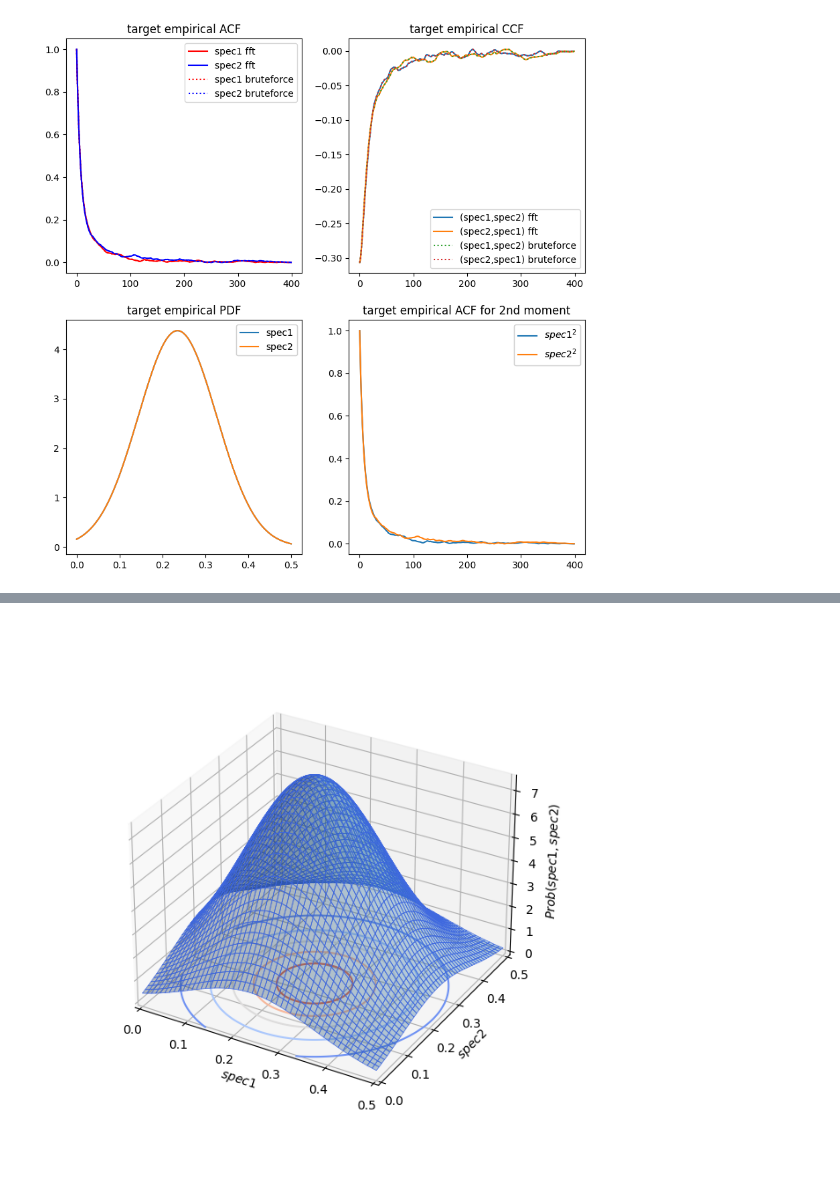
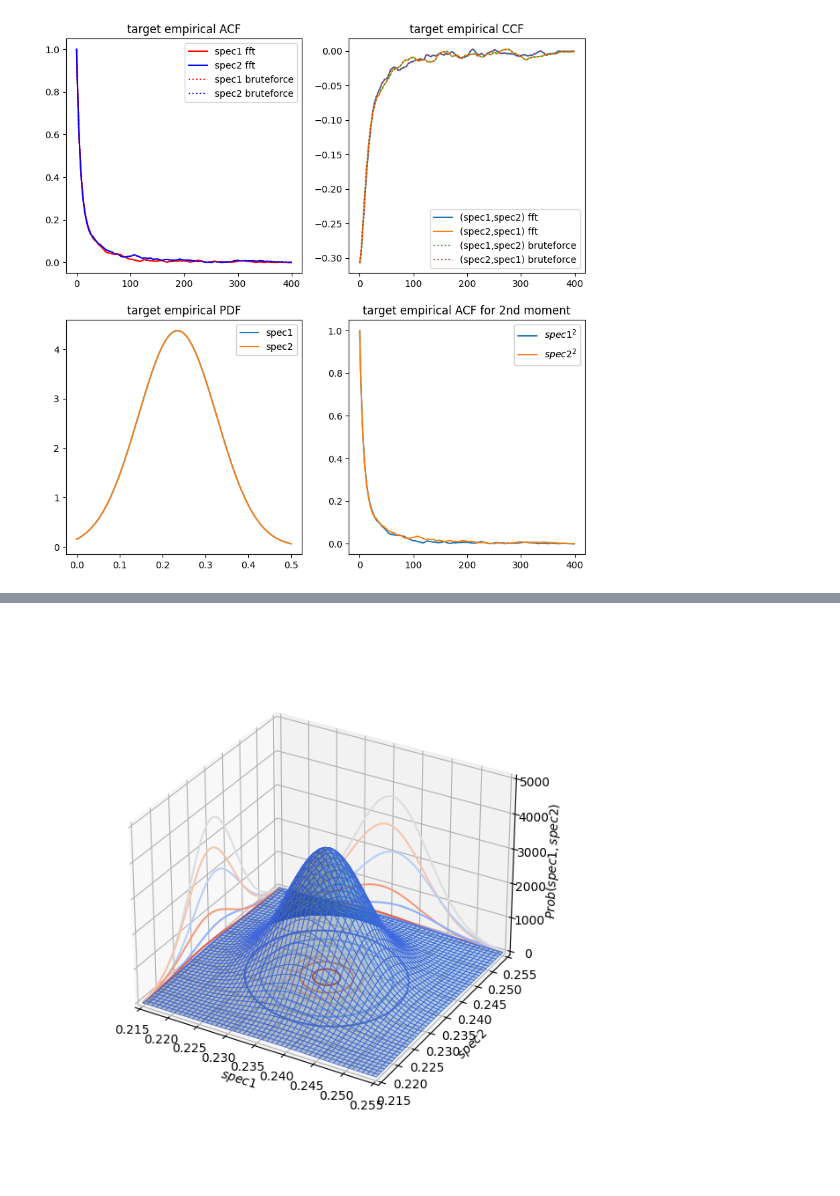
Before and after one commit to Zihan-Xu527/Multidimensional-SINN, a Jupyter notebook: KMC/SINN-KMC_periodic_2d_disads_2spec.ipynb, the cells around one changed output, grey strips where cells are left out. Cells and saved outputs as stored; diff of their text form; code cells hidden in the pictures.

```diff
--- a/KMC/SINN-KMC_periodic_2d_disads_2spec.ipynb
+++ b/KMC/SINN-KMC_periodic_2d_disads_2spec.ipynb
@@ -267,7 +276,7 @@ loss_ccf_randbrute = make_loss('ccf[randombrute]', target, lags=LAGS, sample_lag
 
 loss_pdf_empirical1 = make_loss('pdf', target, lower=0, upper=0.5, n=N, bw=None, device=device)
 loss_pdf_empirical2 = make_loss('pdf6', target, lower=-2, upper=2.5, n=N, bw=None, device=device)
-loss_pdf_empirical2D = make_loss('pdf2D', target, lower=0, upper=0.5, n=N, bw=None, device=device)
+loss_pdf_empirical2D = make_loss('pdf2D', target, lower=0.215, upper=0.255, n=N, bw=None, device=device)
 # %%
 # Plotting target ACFs and PDF
 fig, axs = plt.subplots(2, 2, figsize=(10, 10))
@@ -369,6 +354,6 @@ plt.show()
 # %%
-xmin, xmax = 0, 0.5
-ymin, ymax = 0, 0.5
+xmin, xmax = 0.215, 0.255
+ymin, ymax = 0.215, 0.255
 
 xx, yy = np.mgrid[xmin:xmax:400j, ymin:ymax:400j]
 fig = plt.figure(figsize=(8, 8))
@@ -393,26 +378,26 @@ plt.show()
 # %%
 from mpl_toolkits.mplot3d import axes3d
 
 ax = plt.figure(figsize=(8, 8)).add_subplot(projection='3d')
 # fig = plt.figure()
 # X, Y, Z = axes3d.get_test_data(0.05)
 
 # Plot the 3D surface
 ax.plot_surface(xx, yy, loss_pdf_empirical2D._target.cpu(), edgecolor='royalblue', lw=0.5, rstride=8, cstride=8,
                 alpha=0.3)
 
 # Plot projections of the contours for each dimension.  By choosing offsets
 # that match the appropriate axes limits, the projected contours will sit on
 # the 'walls' of the graph.
 ax.contour(xx, yy, loss_pdf_empirical2D._target.cpu(), zdir='z', offset=-0.2, cmap='coolwarm')
-ax.contour(xx, yy, loss_pdf_empirical2D._target.cpu(), zdir='x', offset=-5, cmap='coolwarm')
-ax.contour(xx, yy, loss_pdf_empirical2D._target.cpu(), zdir='y', offset=5, cmap='coolwarm')
+ax.contour(xx, yy, loss_pdf_empirical2D._target.cpu(), zdir='x', offset=0.215, cmap='coolwarm')
+ax.contour(xx, yy, loss_pdf_empirical2D._target.cpu(), zdir='y', offset=0.255, cmap='coolwarm')
 
-ax.set(xlim=(0, 0.5), ylim=(0, 0.5), zlim=(0, 7.5),xlabel=r'$spec1$', ylabel=r'$spec2$', zlabel=r'$Prob(spec1,spec2)$')
+ax.set(xlim=(0.215, 0.255), ylim=(0.215, 0.255), zlim=(-0.2, 5000),xlabel=r'$spec1$', ylabel=r'$spec2$', zlabel=r'$Prob(spec1,spec2)$')
 ax.set_box_aspect(aspect=None, zoom=0.8)
 plt.show()
 # %% [output]
-[figure, old version]
+[figure, new version]
 # %%
 x_grid=np.linspace(-2,2.5,num=sec_length)
 # plt.plot(x_grid, loss_pdf_empirical1._target.cpu()[...,0],label=r'$spec1$')
```
Also changed, not shown: parts of 20 cells of this notebook, 9 other files.
